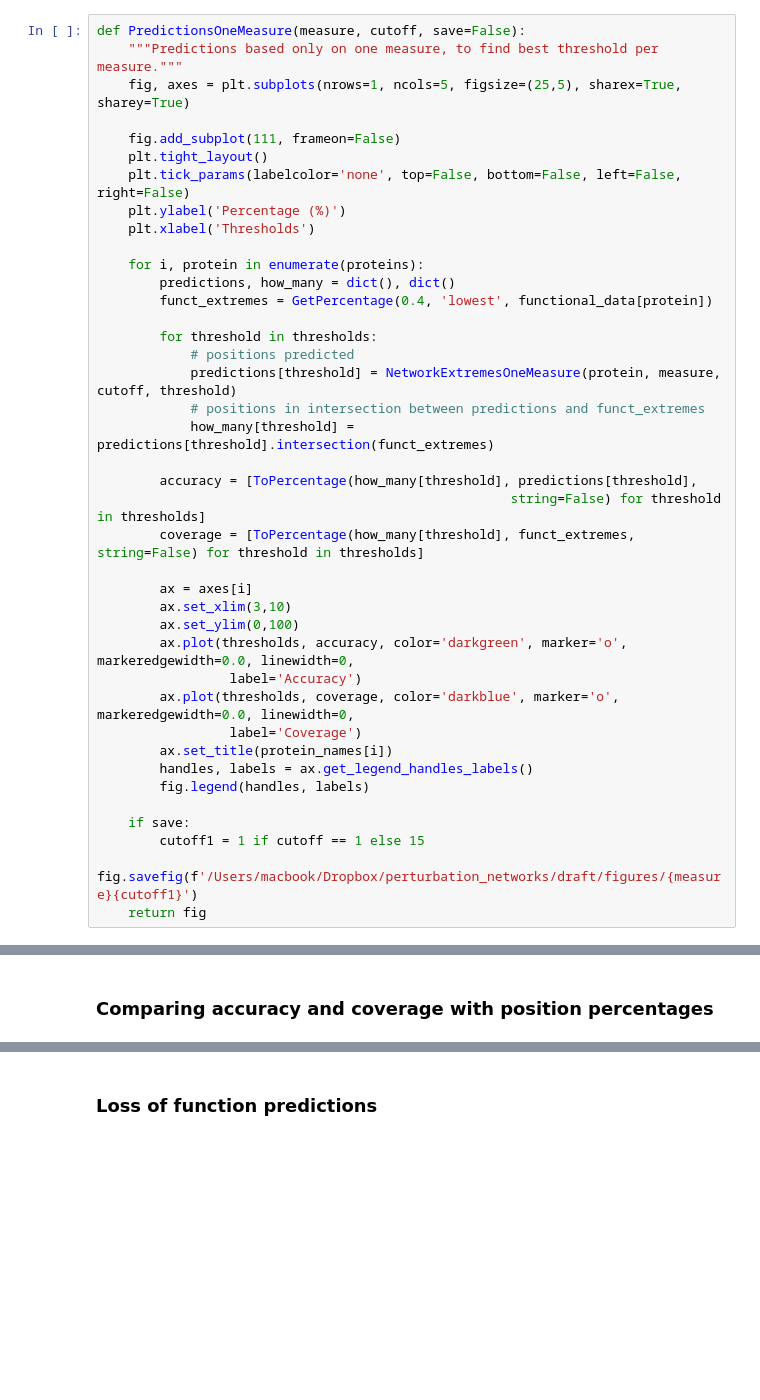
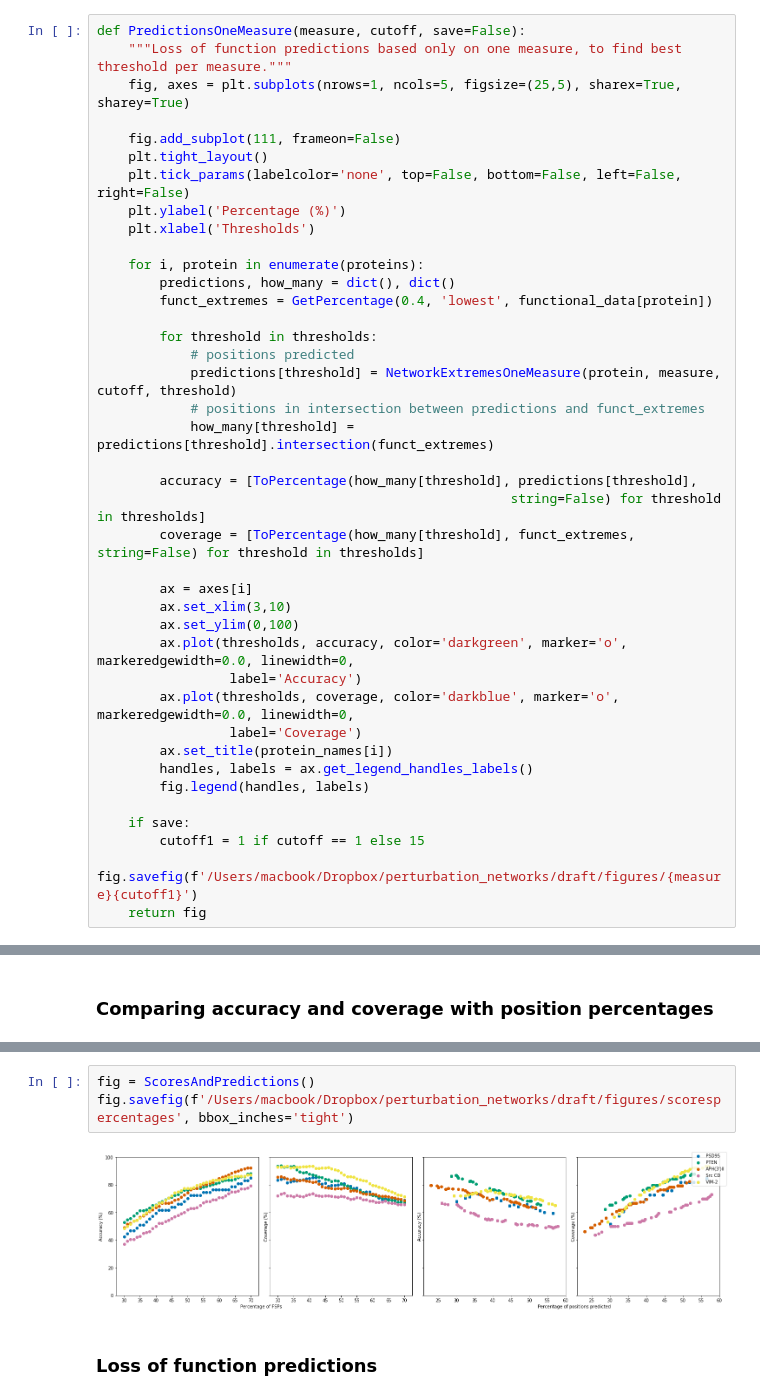
Before and after one commit to CrisSotomayor/perturbation-networks-get-data, a Jupyter notebook: figures.ipynb, the cells around one changed output, grey strips where cells are left out. Drawn from its saved outputs; the diff is of its cells as text; blank space fills up the shorter version.

```diff
--- a/data3.ipynb
+++ b/figures.ipynb
@@ -287,7 +287,7 @@ def NetworkExtremesOneMeasure(protein, measure, cutoff, threshold):
     return set(extremes)
 # %%
 def PredictionsOneMeasure(measure, cutoff, save=False):
-    """Predictions based only on one measure, to find best threshold per measure."""
+    """Loss of function predictions based only on one measure, to find best threshold per measure."""
     fig, axes = plt.subplots(nrows=1, ncols=5, figsize=(25,5), sharex=True, sharey=True)
 
     fig.add_subplot(111, frameon=False)
@@ -434,3 +478,8 @@ ScoresAndPredictions()
+# %%
+fig = ScoresAndPredictions()
+fig.savefig(f'/Users/macbook/Dropbox/perturbation_networks/draft/figures/scorespercentages', bbox_inches='tight')
+# %% [output]
+[figure, added]
 # %% [markdown]
 ### Loss of function predictions
 # %%
```
Also changed, not shown: parts of 4 cells of this notebook.
